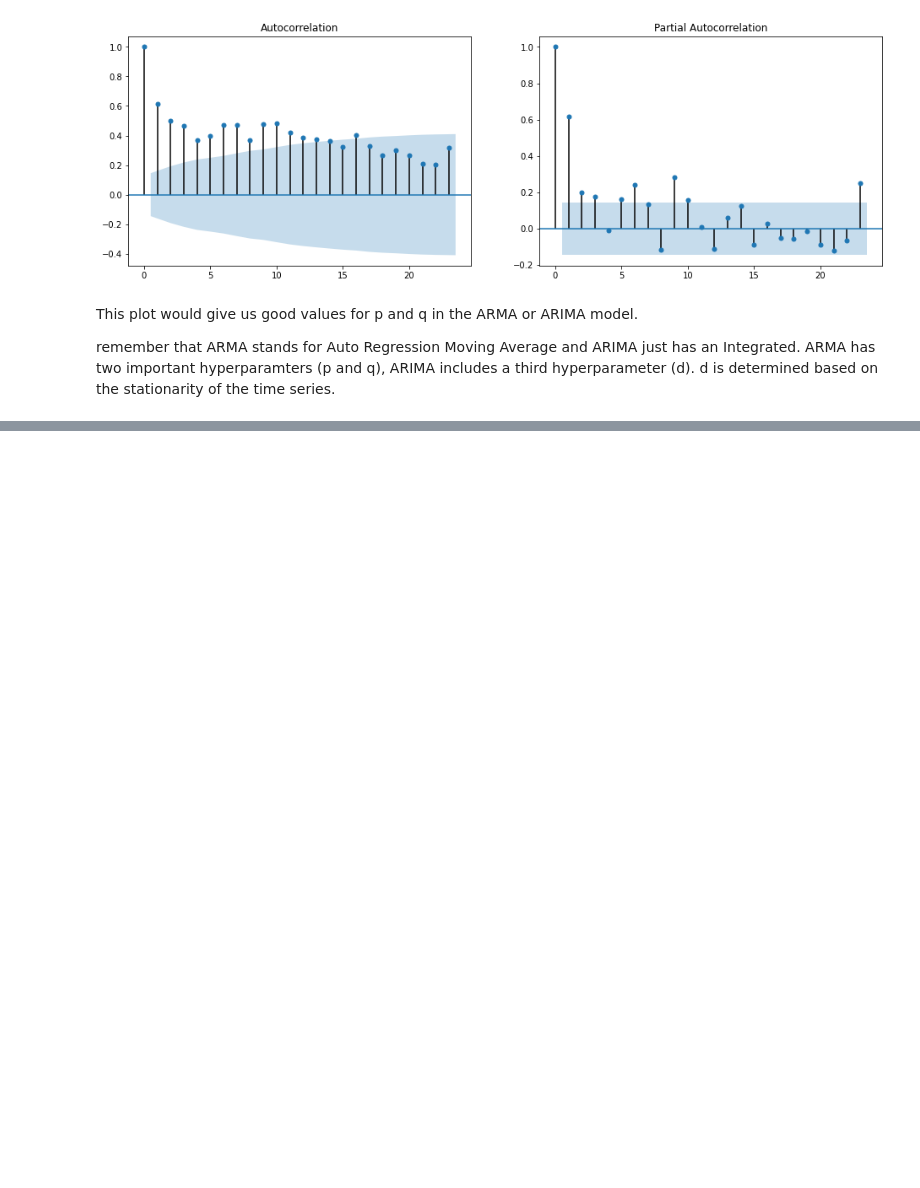
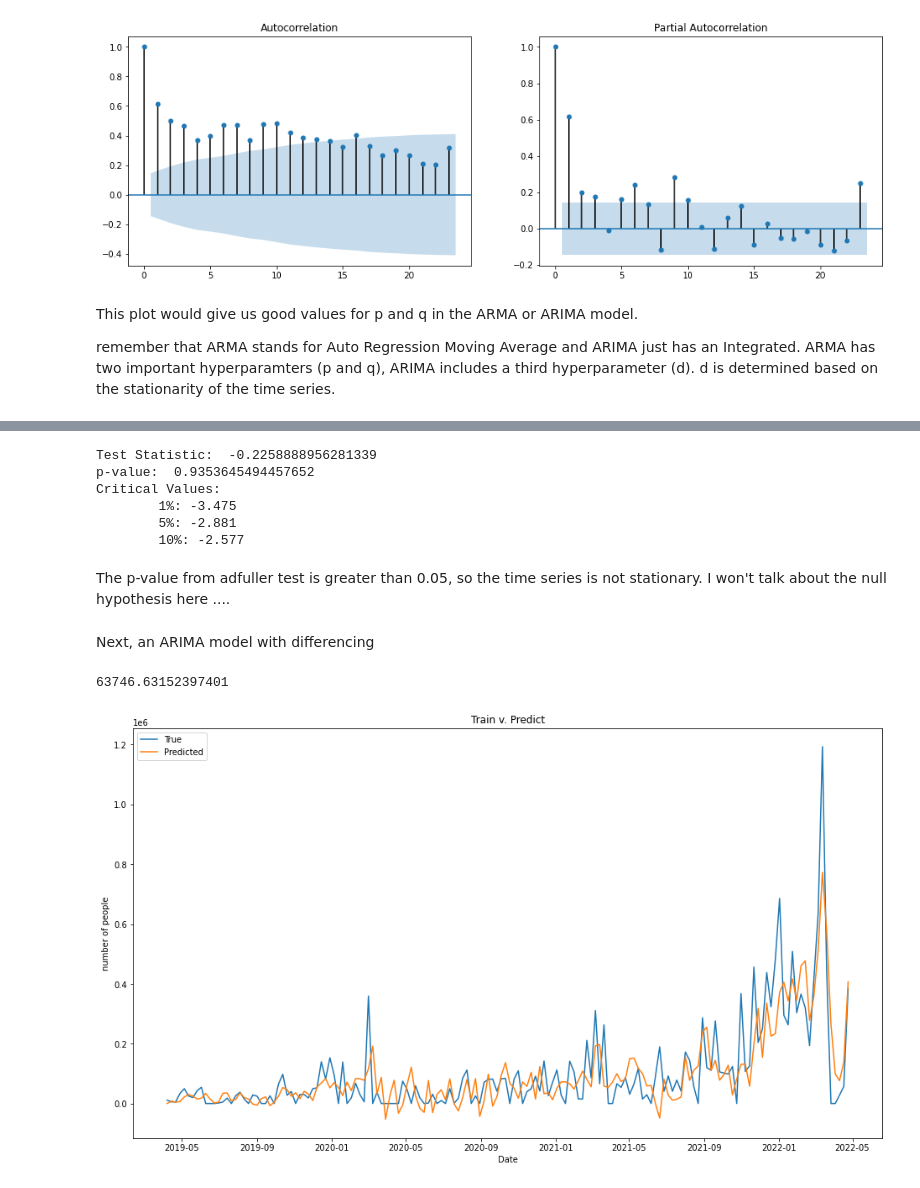
Before and after one commit to so-dipe/working, a Jupyter notebook: time series for....ipynb, the cells around one changed output, grey strips where cells are left out. Drawn from its saved outputs; the diff is of its cells as text; code cells hidden in the pictures; blank space fills up the shorter version.

```diff
--- a/time series for....ipynb
+++ b/time series for....ipynb
@@ -89,0 +169,36 @@ remember that ARMA stands for Auto Regression Moving Average and ARIMA just has
+# %%
+#check for stationarity of time series using ADF test.
+adf = adfuller(y_train)
+print('Test Statistic: ', adf[0])
+print('p-value: ', adf[1])
+print('Critical Values: ')
+for key, value in adf[4].items():
+  print('\t%s: %.3f' % (key, value))
+# %% [output]
+Test Statistic:  -0.2258888956281339
+p-value:  0.9353645494457652
+Critical Values:
+        1%: -3.475
+        5%: -2.881
+        10%: -2.577
+# %% [markdown]
+The p-value from adfuller test is greater than 0.05, so the time series is not stationary. I won't talk about the null hypothesis here ....
+# %% [markdown]
+Next, an ARIMA model with differencing
+# %%
+model = ARIMA(y_train, order=(30, 1, 16)).fit()
+# %%
+y_train_pred = model.predict()
+mean_absolute_error(y_train.values, y_train_pred.values)
+# %% [output]
+63746.63152397401
+# %%
+fig, ax = plt.subplots(figsize=(16, 9))
+plt.plot(y_train.index, y_train.values, label='True')
+plt.plot(y_train.index, y_train_pred.values, label='Predicted')
+plt.title('Train v. Predict')
+plt.xlabel('Date')
+plt.ylabel('number of people')
+plt.legend();
+# %% [output]
+[figure, added]
```
Also changed, not shown: parts of 11 cells of this notebook.
